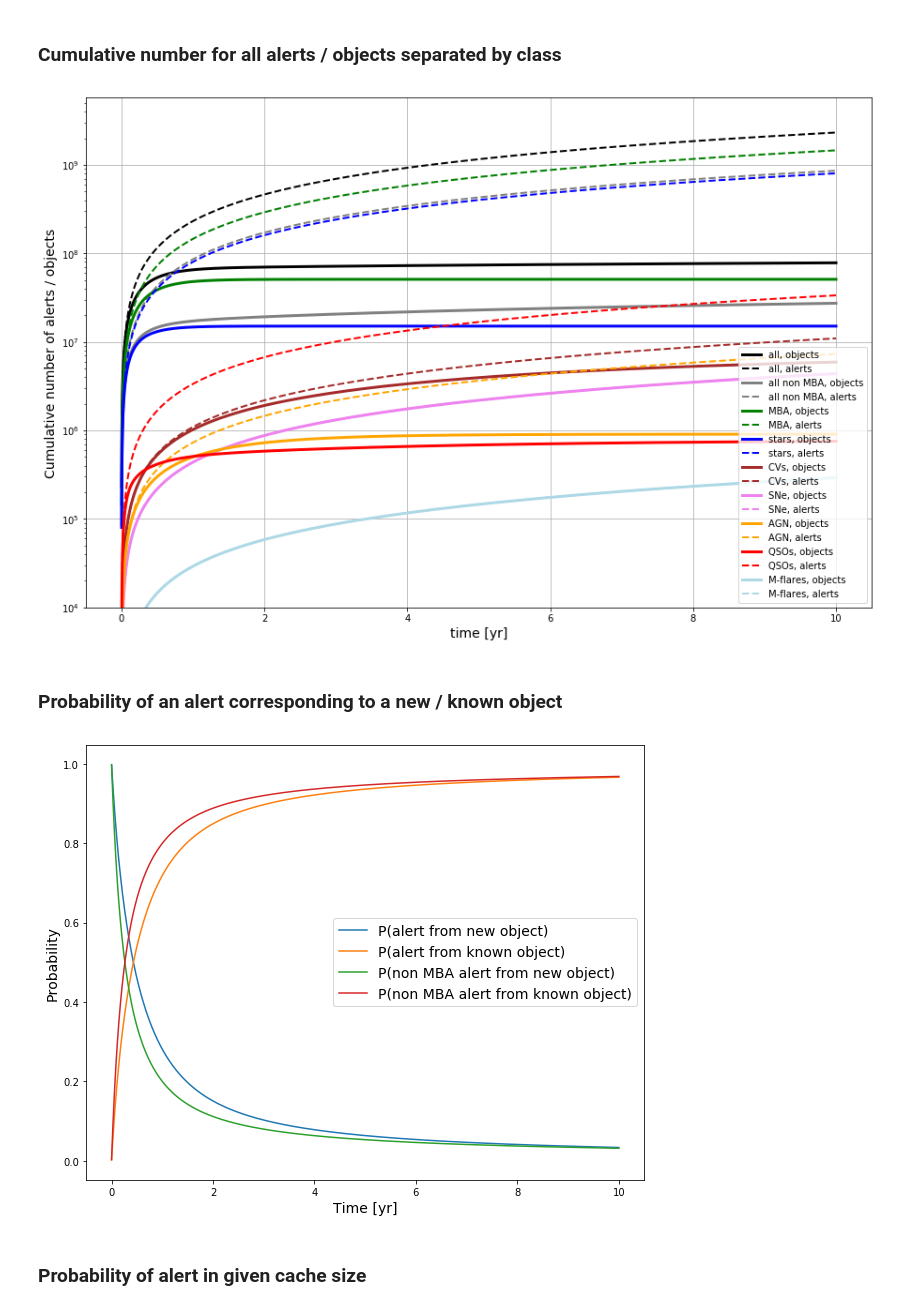
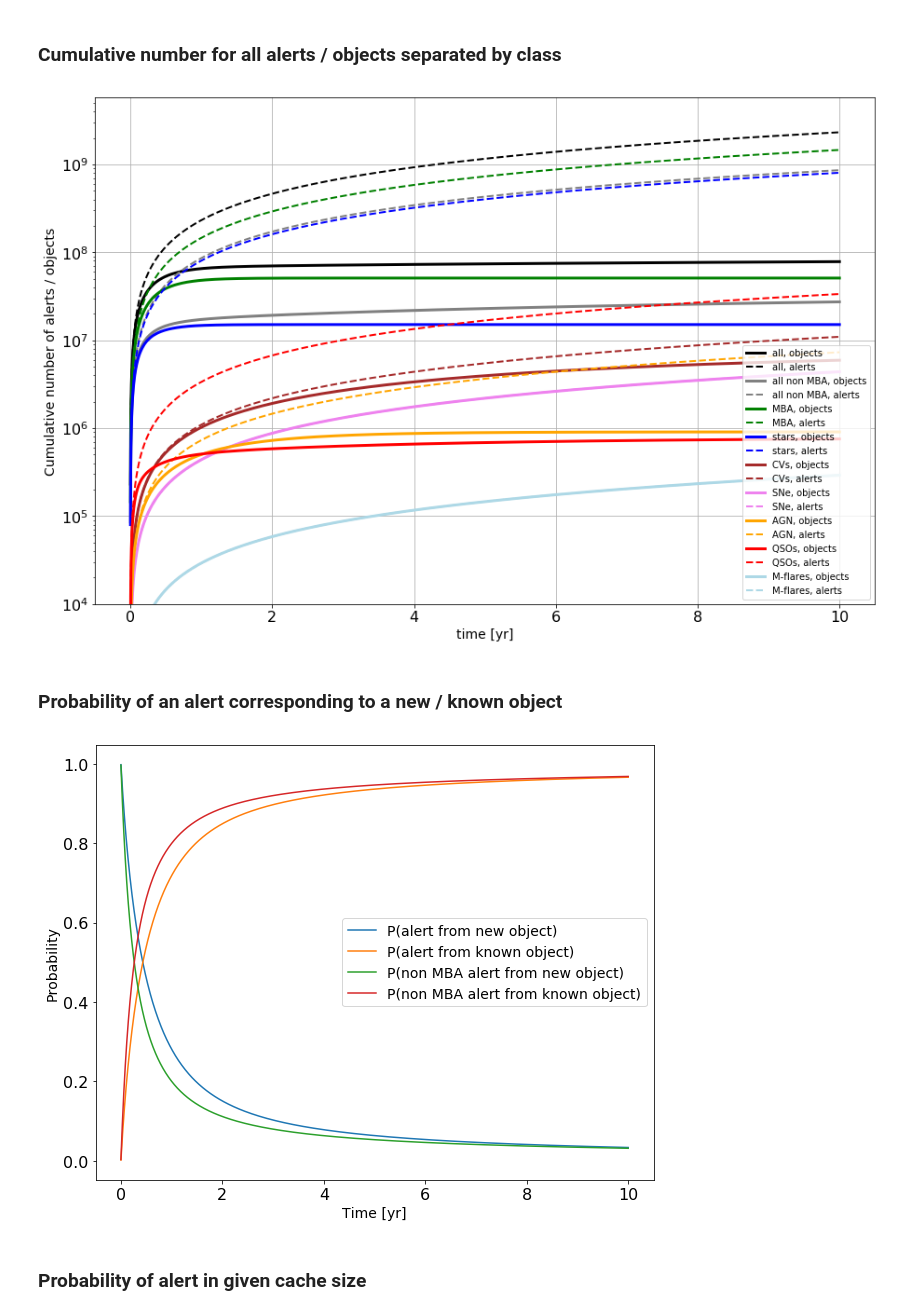
Before and after one commit to fforster/alertsimulation, a Jupyter notebook: notebooks/alertsimulation.ipynb, the cells around one changed output. Saved outputs shown, nothing was run; the diff lists cells and outputs as text; code cells hidden in the pictures.

```diff
--- a/notebooks/alertsimulation.ipynb
+++ b/notebooks/alertsimulation.ipynb
@@ -125,23 +133,25 @@ ax.set_yscale("log")
 ax.set_ylim(1e4, ax.get_ylim()[1])
 ax.grid()
 ax.legend()
+plt.tick_params(labelsize=16)
 plt.savefig('plots/cumulativedetail.png')
 # %% [output]
-[figure, old version]
+[figure, new version]
 # %% [markdown]
 ### Probability of an alert corresponding to a new / known object
 # %%
 fig, ax = plt.subplots(figsize = (10, 8))
 ax.plot(times, allalerts.probnew(times), label = "P(alert from new object)")
 ax.plot(times, 1. - allalerts.probnew(times), label = "P(alert from known object)")
 ax.plot(times, allnonMBA.probnew(times), label = "P(non MBA alert from new object)")
 ax.plot(times, 1. - allnonMBA.probnew(times), label = "P(non MBA alert from known object)")
 ax.set_xlabel("Time [yr]", fontsize = 14)
 ax.set_ylabel("Probability", fontsize = 14)
 ax.legend(fontsize = 14)
+plt.tick_params(labelsize=16)
 plt.savefig('plots/probnew.png')
 # %% [output]
-[figure, old version]
+[figure, new version]
 # %% [markdown]
 ### Probability of alert in given cache size
 # %%
```
Also changed, not shown: parts of 7 cells of this notebook.
